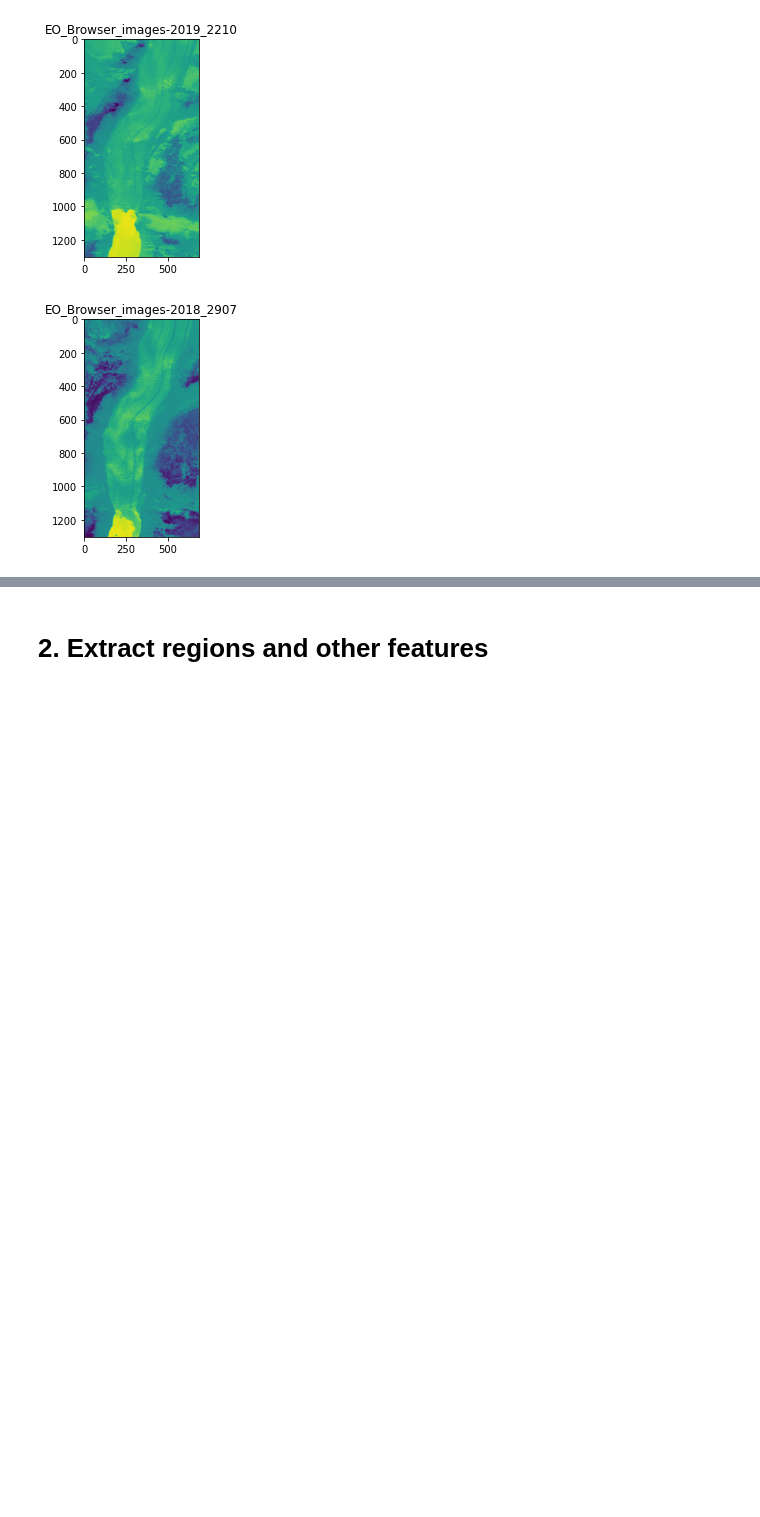
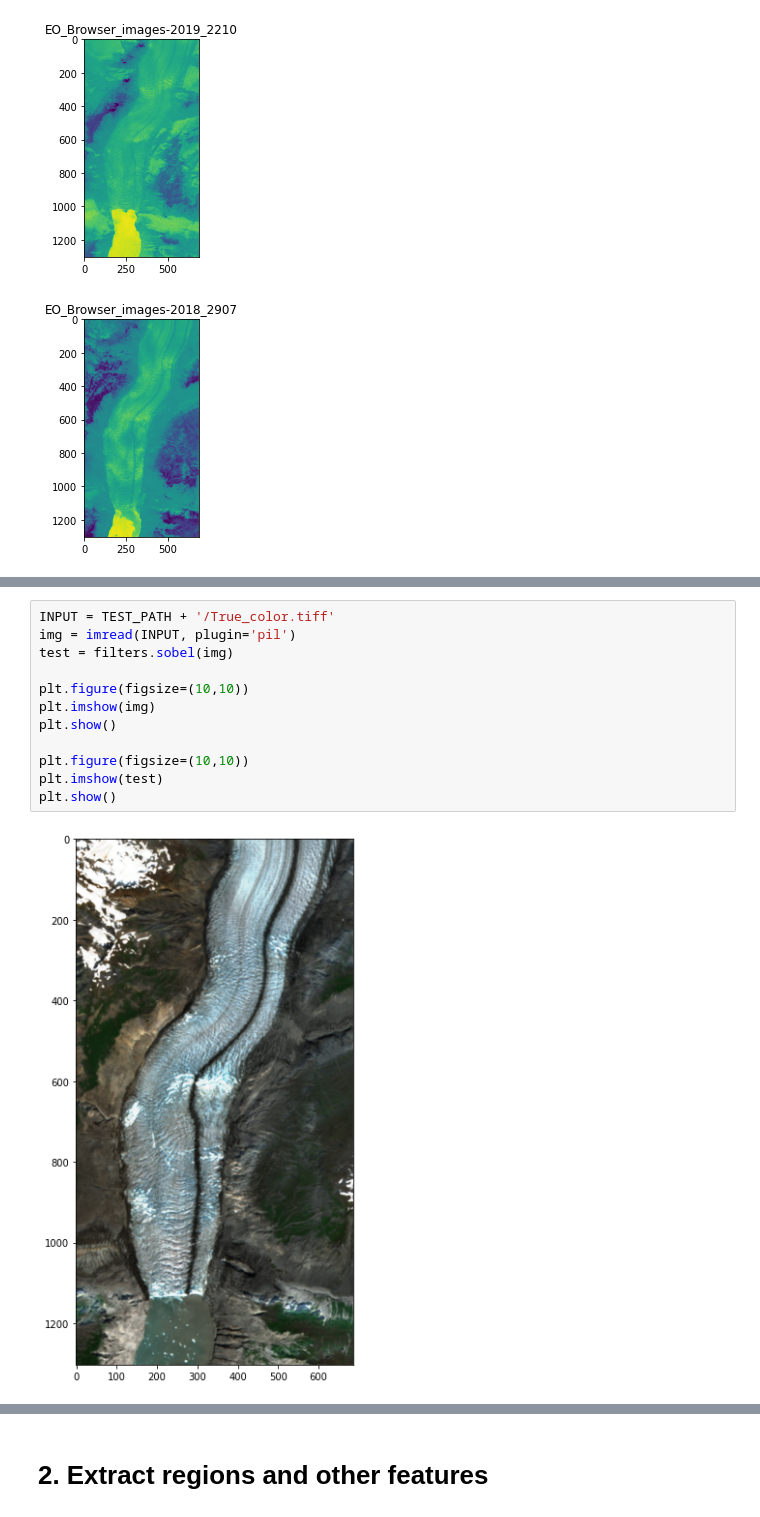
Before and after one commit to seleneledain/ipeo-project, a Jupyter notebook: RF_glacier.ipynb, the cells around one changed output, grey strips where cells are left out. Cells and saved outputs as stored; diff of their text form; blank space fills up the shorter version.

Commit message:
Test Implement functions to apply filters

```diff
--- a/RF_glacier.ipynb
+++ b/RF_glacier.ipynb
@@ -298,0 +360,14 @@ for file in os.listdir(INPUT_DIR):
+# %%
+INPUT = TEST_PATH + '/True_color.tiff'
+img = imread(INPUT, plugin='pil')
+test = filters.sobel(img)
+
+plt.figure(figsize=(10,10))
+plt.imshow(img)
+plt.show()
+
+plt.figure(figsize=(10,10))
+plt.imshow(test)
+plt.show()
+# %% [output]
+[figure, added]
```
Also changed, not shown: parts of 5 cells of this notebook.
